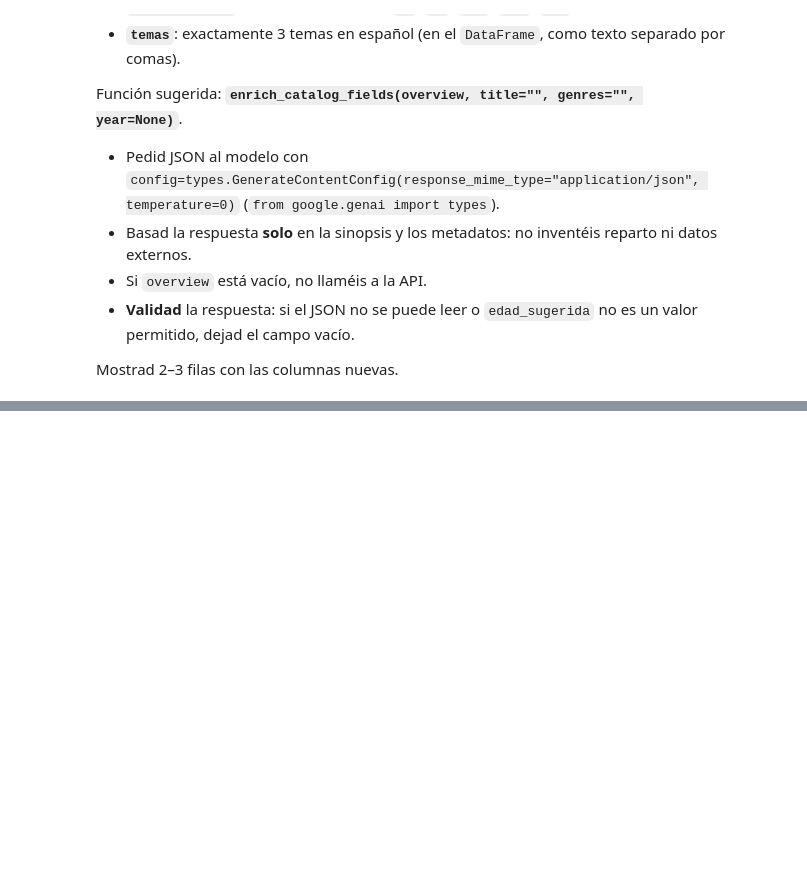
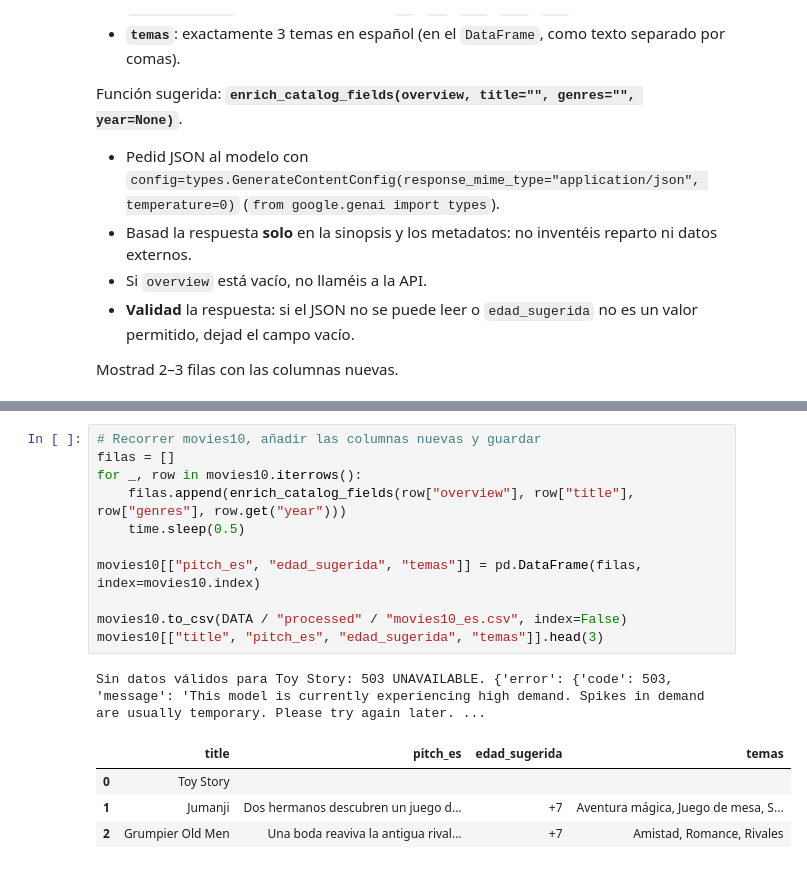
Before and after one commit to dgilrom/tc-catalogo-peliculas-g6, a Jupyter notebook: 04_gemini.ipynb, the cells around one changed output, grey strips where cells are left out. Cells and saved outputs as stored; diff of their text form; blank space fills up the shorter version.

```diff
--- a/04_gemini.ipynb
+++ b/04_gemini.ipynb
@@ -171,0 +234,17 @@ Mostrad 2–3 filas con las columnas nuevas.
+# %%
+# Recorrer movies10, añadir las columnas nuevas y guardar
+filas = []
+for _, row in movies10.iterrows():
+    filas.append(enrich_catalog_fields(row["overview"], row["title"], row["genres"], row.get("year")))
+    time.sleep(0.5)
+
+movies10[["pitch_es", "edad_sugerida", "temas"]] = pd.DataFrame(filas, index=movies10.index)
+
+movies10.to_csv(DATA / "processed" / "movies10_es.csv", index=False)
+movies10[["title", "pitch_es", "edad_sugerida", "temas"]].head(3)
+# %% [output]
+Sin datos válidos para Toy Story: 503 UNAVAILABLE. {'error': {'code': 503, 'message': 'This model is currently experiencing high demand. Spikes in demand are usually temporary. Please try again later. ...
+|  | title | pitch_es | edad_sugerida | temas |
+| 0 | Toy Story |  |  |  |
+| 1 | Jumanji | Dos hermanos descubren un juego d... | +7 | Aventura mágica, Juego de mesa, S... |
+| 2 | Grumpier Old Men | Una boda reaviva la antigua rival... | +7 | Amistad, Romance, Rivales |
```
Also changed, not shown: parts of 6 cells of this notebook, 1 other file.
